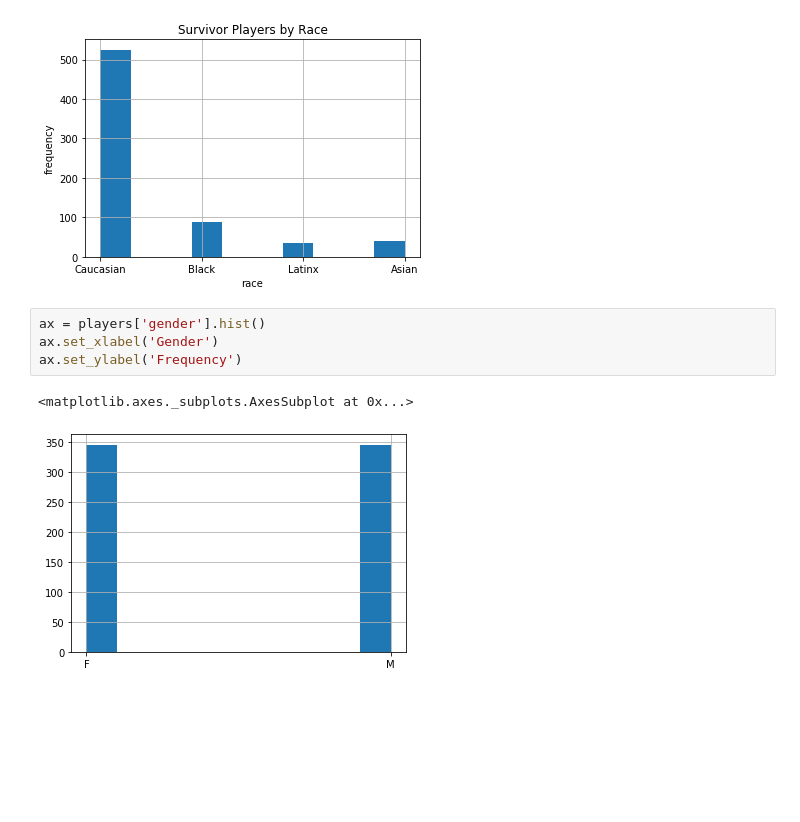
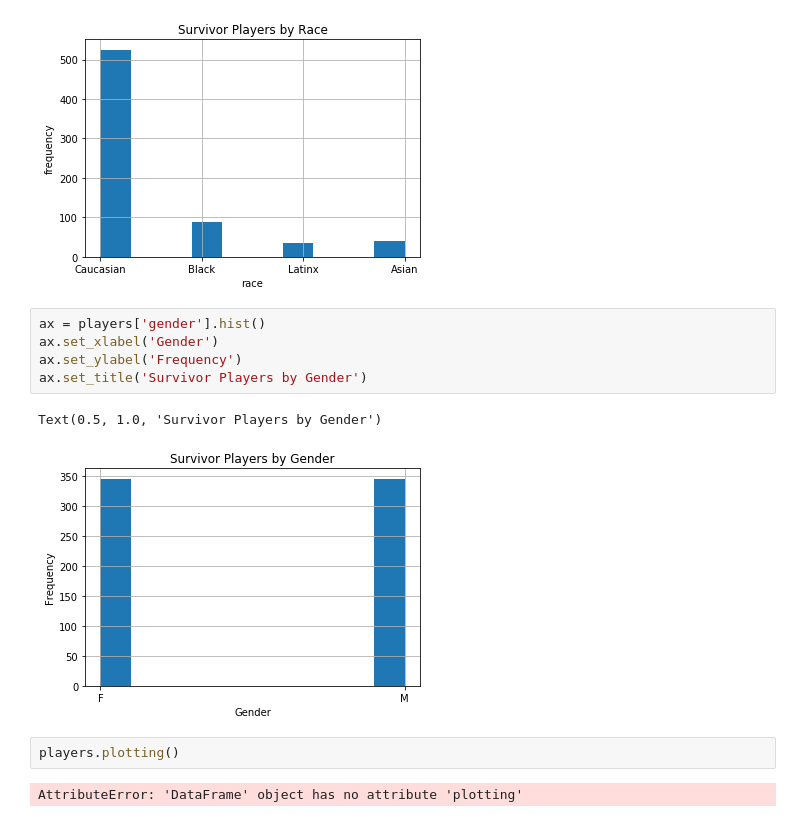
Before and after one commit to kayschulz/survivor_analysis, a Jupyter notebook: exploratory_analysis.ipynb, the cells around one changed output. Drawn from its saved outputs; the diff is of its cells as text; blank space fills up the shorter version.

```diff
--- a/exploratory_analysis.ipynb
+++ b/exploratory_analysis.ipynb
@@ -405,7 +405,12 @@ Text(0.5, 1.0, 'Survivor Players by Race')
 # %%
 ax = players['gender'].hist()
 ax.set_xlabel('Gender')
 ax.set_ylabel('Frequency')
+ax.set_title('Survivor Players by Gender')
 # %% [output]
-<matplotlib.axes._subplots.AxesSubplot at 0x...>
+Text(0.5, 1.0, 'Survivor Players by Gender')
-[figure, old version]
+[figure, new version]
+# %%
+players.plotting()
+# %% [output]
+AttributeError: 'DataFrame' object has no attribute 'plotting'
```
